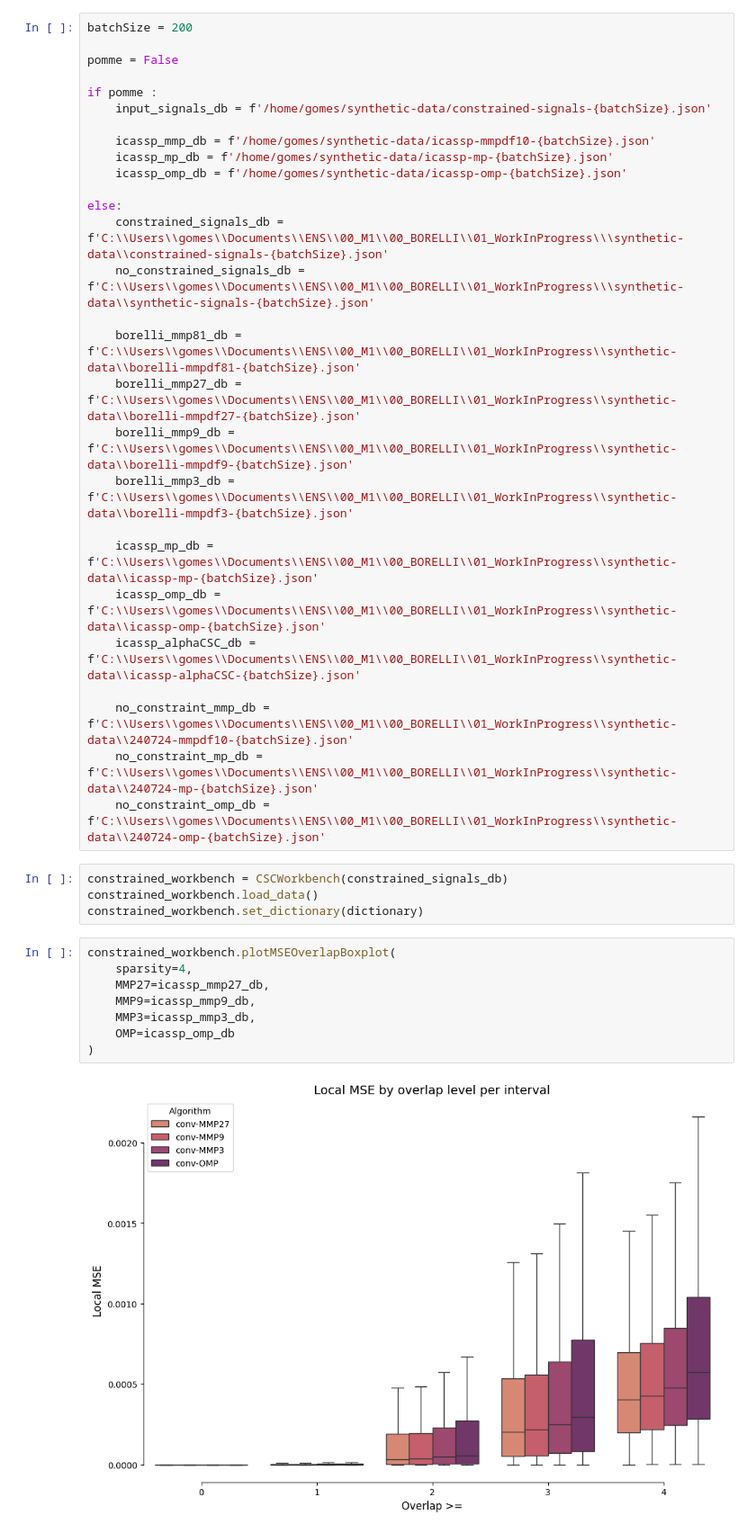
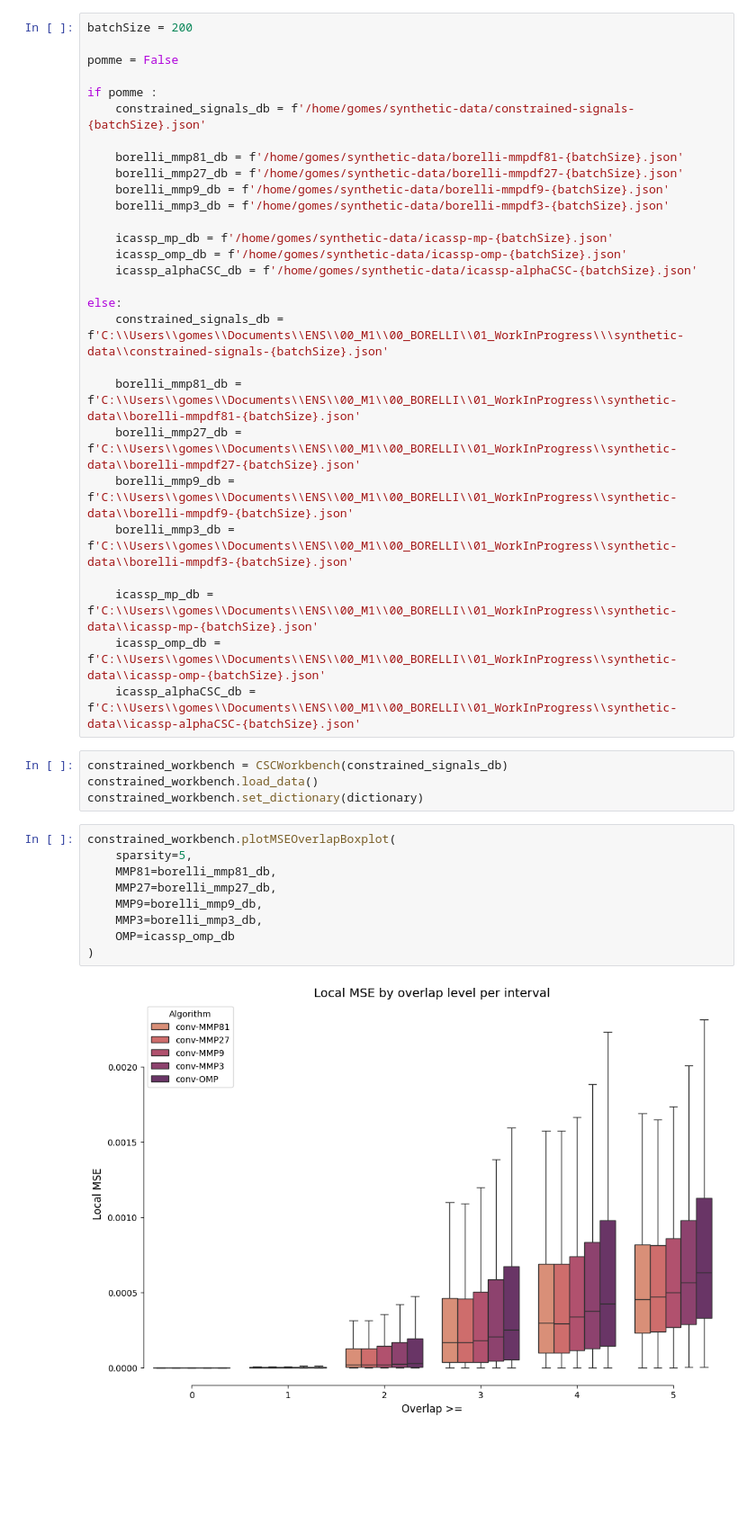
Before and after one commit to yanisgomes/csc, a Jupyter notebook: icassp/icassp_mse_boxplot.ipynb, the cells around one changed output. Shown at 90% size. Cells and saved outputs as stored; diff of their text form; blank space fills up the shorter version.

```diff
--- a/icassp/icassp_mse_boxplot.ipynb
+++ b/icassp/icassp_mse_boxplot.ipynb
@@ -32,15 +32,19 @@ batchSize = 200
 pomme = False
 
 if pomme :
-    input_signals_db = f'/home/gomes/synthetic-data/constrained-signals-{batchSize}.json'
+    constrained_signals_db = f'/home/gomes/synthetic-data/constrained-signals-{batchSize}.json'
 
-    icassp_mmp_db = f'/home/gomes/synthetic-data/icassp-mmpdf10-{batchSize}.json'
+    borelli_mmp81_db = f'/home/gomes/synthetic-data/borelli-mmpdf81-{batchSize}.json'
+    borelli_mmp27_db = f'/home/gomes/synthetic-data/borelli-mmpdf27-{batchSize}.json'
+    borelli_mmp9_db = f'/home/gomes/synthetic-data/borelli-mmpdf9-{batchSize}.json'
+    borelli_mmp3_db = f'/home/gomes/synthetic-data/borelli-mmpdf3-{batchSize}.json'
+
     icassp_mp_db = f'/home/gomes/synthetic-data/icassp-mp-{batchSize}.json'
     icassp_omp_db = f'/home/gomes/synthetic-data/icassp-omp-{batchSize}.json'
+    icassp_alphaCSC_db = f'/home/gomes/synthetic-data/icassp-alphaCSC-{batchSize}.json'
 
 else:
     constrained_signals_db = f'C:\\Users\\gomes\\Documents\\ENS\\00_M1\\00_BORELLI\\01_WorkInProgress\\\synthetic-data\\constrained-signals-{batchSize}.json'
-    no_constrained_signals_db = f'C:\\Users\\gomes\\Documents\\ENS\\00_M1\\00_BORELLI\\01_WorkInProgress\\\synthetic-data\\synthetic-signals-{batchSize}.json'
 
     borelli_mmp81_db = f'C:\\Users\\gomes\\Documents\\ENS\\00_M1\\00_BORELLI\\01_WorkInProgress\\synthetic-data\\borelli-mmpdf81-{batchSize}.json'
     borelli_mmp27_db = f'C:\\Users\\gomes\\Documents\\ENS\\00_M1\\00_BORELLI\\01_WorkInProgress\\synthetic-data\\borelli-mmpdf27-{batchSize}.json'
@@ -50,24 +54,21 @@ else:
     icassp_mp_db = f'C:\\Users\\gomes\\Documents\\ENS\\00_M1\\00_BORELLI\\01_WorkInProgress\\synthetic-data\\icassp-mp-{batchSize}.json'
     icassp_omp_db = f'C:\\Users\\gomes\\Documents\\ENS\\00_M1\\00_BORELLI\\01_WorkInProgress\\synthetic-data\\icassp-omp-{batchSize}.json'
     icassp_alphaCSC_db = f'C:\\Users\\gomes\\Documents\\ENS\\00_M1\\00_BORELLI\\01_WorkInProgress\\synthetic-data\\icassp-alphaCSC-{batchSize}.json'
-
-    no_constraint_mmp_db = f'C:\\Users\\gomes\\Documents\\ENS\\00_M1\\00_BORELLI\\01_WorkInProgress\\synthetic-data\\240724-mmpdf10-{batchSize}.json'
-    no_constraint_mp_db = f'C:\\Users\\gomes\\Documents\\ENS\\00_M1\\00_BORELLI\\01_WorkInProgress\\synthetic-data\\240724-mp-{batchSize}.json'
-    no_constraint_omp_db = f'C:\\Users\\gomes\\Documents\\ENS\\00_M1\\00_BORELLI\\01_WorkInProgress\\synthetic-data\\240724-omp-{batchSize}.json'
 # %%
 constrained_workbench = CSCWorkbench(constrained_signals_db)
 constrained_workbench.load_data()
 constrained_workbench.set_dictionary(dictionary)
 # %%
 constrained_workbench.plotMSEOverlapBoxplot(
-    sparsity=4,
-    MMP27=icassp_mmp27_db,
-    MMP9=icassp_mmp9_db,
-    MMP3=icassp_mmp3_db,
+    sparsity=5,
+    MMP81=borelli_mmp81_db,
+    MMP27=borelli_mmp27_db,
+    MMP9=borelli_mmp9_db,
+    MMP3=borelli_mmp3_db,
     OMP=icassp_omp_db
 )
 # %% [output]
-[figure, old version]
+[figure, new version]
 # %%
 constrained_workbench.plotMSEOverlapBoxplot(
     sparsity=5,
```
Also changed, not shown: parts of 1 cell of this notebook, 6 other files.
